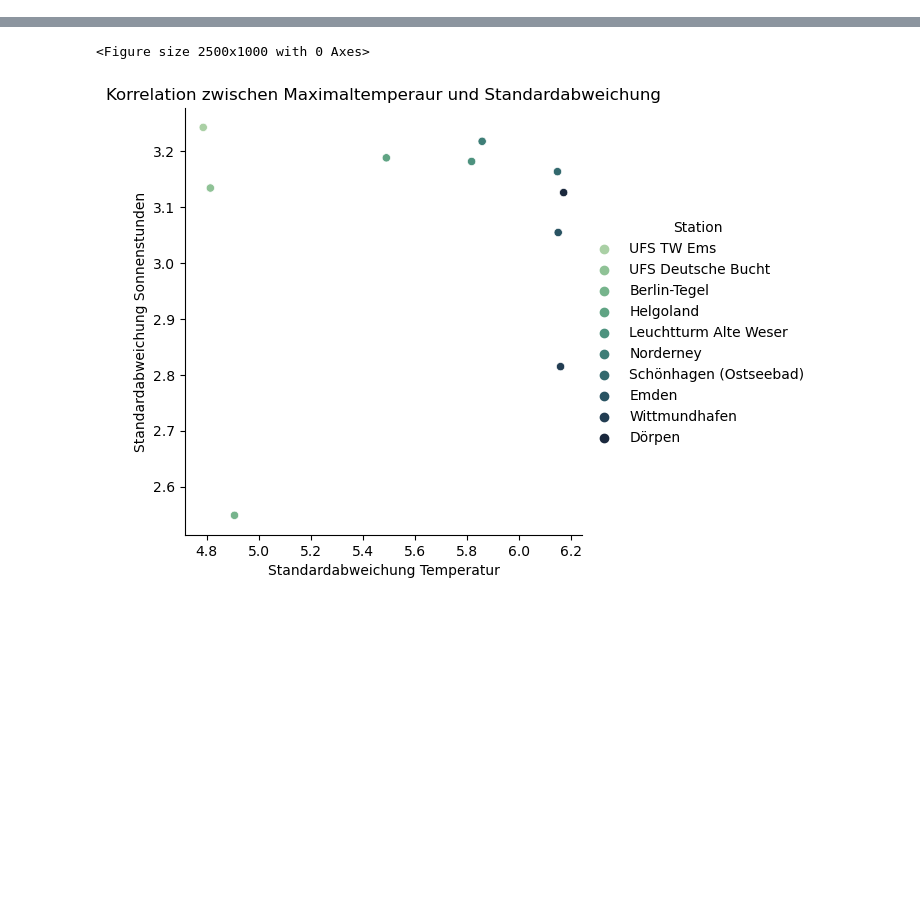
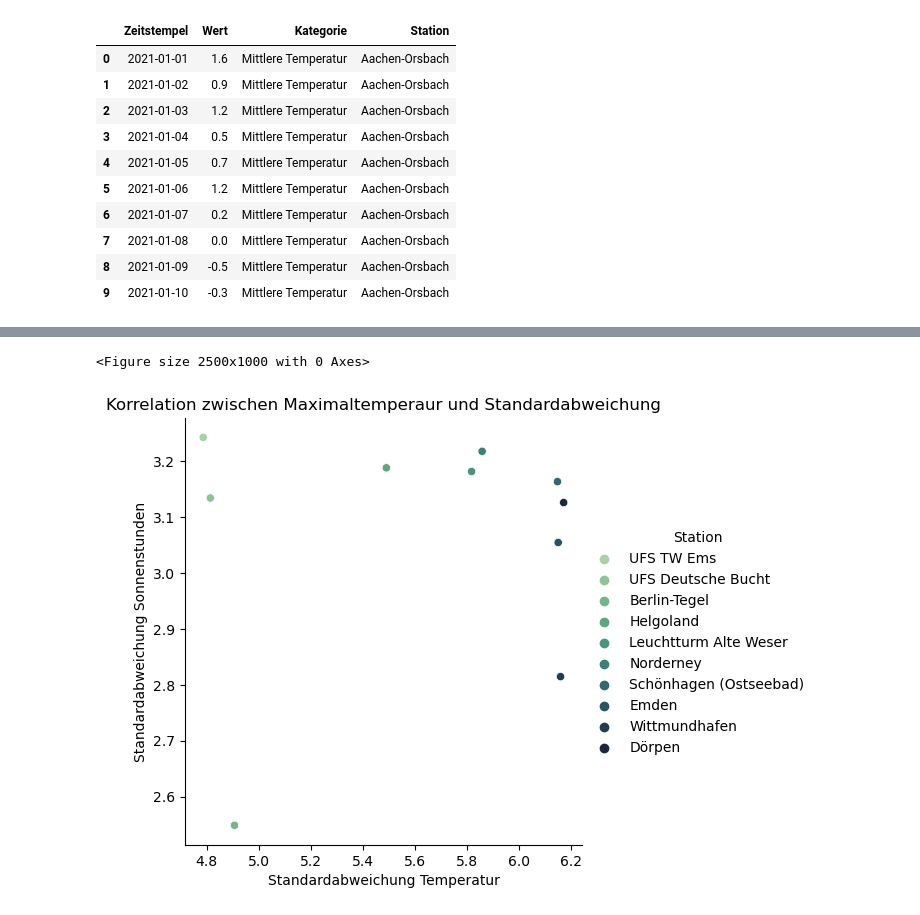
Before and after one commit to Gizmo-Labs/Statistical-Computing, a Jupyter notebook: Data-Analysis.ipynb, the cells around one changed output, grey strips where cells are left out. Cells and saved outputs as stored; diff of their text form; code cells hidden in the pictures; blank space fills up the shorter version.

```diff
--- a/Data-Analysis.ipynb
+++ b/Data-Analysis.ipynb
@@ -120,0 +50,41 @@ Calculation of important statistical values over a period of the last 3 years
+# %%
+# Wir filtern den gesamten Datensatz nach den Kriterien "Mittlere Tagestemperatur kleiner 25°C" in allen Jahren seit 2021
+df_last_three_years = df.loc[((df['Kategorie'] == "Mittlere Temperatur") & (df['Zeitstempel'].dt.strftime('%Y') >= '2021'))]
+
+######################################
+
+# Danach limitieren wir die Daten auf den meteorologischen Sommer von 01. Juni bis 31. August in jedem Jahr
+df_summer = df_last_three_years.loc[((df_last_three_years['Zeitstempel'].dt.strftime('%m') >= '06') & (df_last_three_years['Zeitstempel'].dt.strftime('%m') < '09') & (df['Wert'] <= 25.0))]
+df_summer = df_summer.sort_values(by=(['Station', 'Zeitstempel']), ascending=True).reset_index(drop=True)
+#print(df_summer.head())
+
+######################################
+
+# Jeder Name einer Station darf nur einmal vorkommen
+df_places = df_summer[~df_summer.duplicated(subset=['Station'])].copy()
+
+# Wir erhalten ein Data-Frame nur mit den Stationen welche die Kriterien erfüllen
+df_places = df_places.loc[:, ['Station']].sort_values(by=('Station'), ascending=True).reset_index(drop=True)
+
+# Auskommentieren für eine Liste aller Orte
+#for i in range(len(df_places)):
+#    print("Ort" + str([i+1]) + ":" + df_places['Station'][i])
+
+######################################
+
+# Aus den Datensätzen der letzten drei Jahre wollen wir nur die Stationen welche die Kriterien erfüllen
+df_criteria_1 = pd.merge(df_last_three_years, df_places, how="inner", on=['Station']).sort_values(by=(['Station', 'Zeitstempel']), ascending=True).reset_index(drop=True)
+
+df_criteria_1.head()
+# %% [output]
+|  | Zeitstempel | Wert | Kategorie | Station |
+| 0 | 2021-01-01 | 1.6 | Mittlere Temperatur | Aachen-Orsbach |
+| 1 | 2021-01-02 | 0.9 | Mittlere Temperatur | Aachen-Orsbach |
+| 2 | 2021-01-03 | 1.2 | Mittlere Temperatur | Aachen-Orsbach |
+| 3 | 2021-01-04 | 0.5 | Mittlere Temperatur | Aachen-Orsbach |
+| 4 | 2021-01-05 | 0.7 | Mittlere Temperatur | Aachen-Orsbach |
+| 5 | 2021-01-06 | 1.2 | Mittlere Temperatur | Aachen-Orsbach |
+| 6 | 2021-01-07 | 0.2 | Mittlere Temperatur | Aachen-Orsbach |
+| 7 | 2021-01-08 | 0.0 | Mittlere Temperatur | Aachen-Orsbach |
+| 8 | 2021-01-09 | -0.5 | Mittlere Temperatur | Aachen-Orsbach |
+| 9 | 2021-01-10 | -0.3 | Mittlere Temperatur | Aachen-Orsbach |
```
Also changed, not shown: parts of 23 cells of this notebook, 1 other file.
